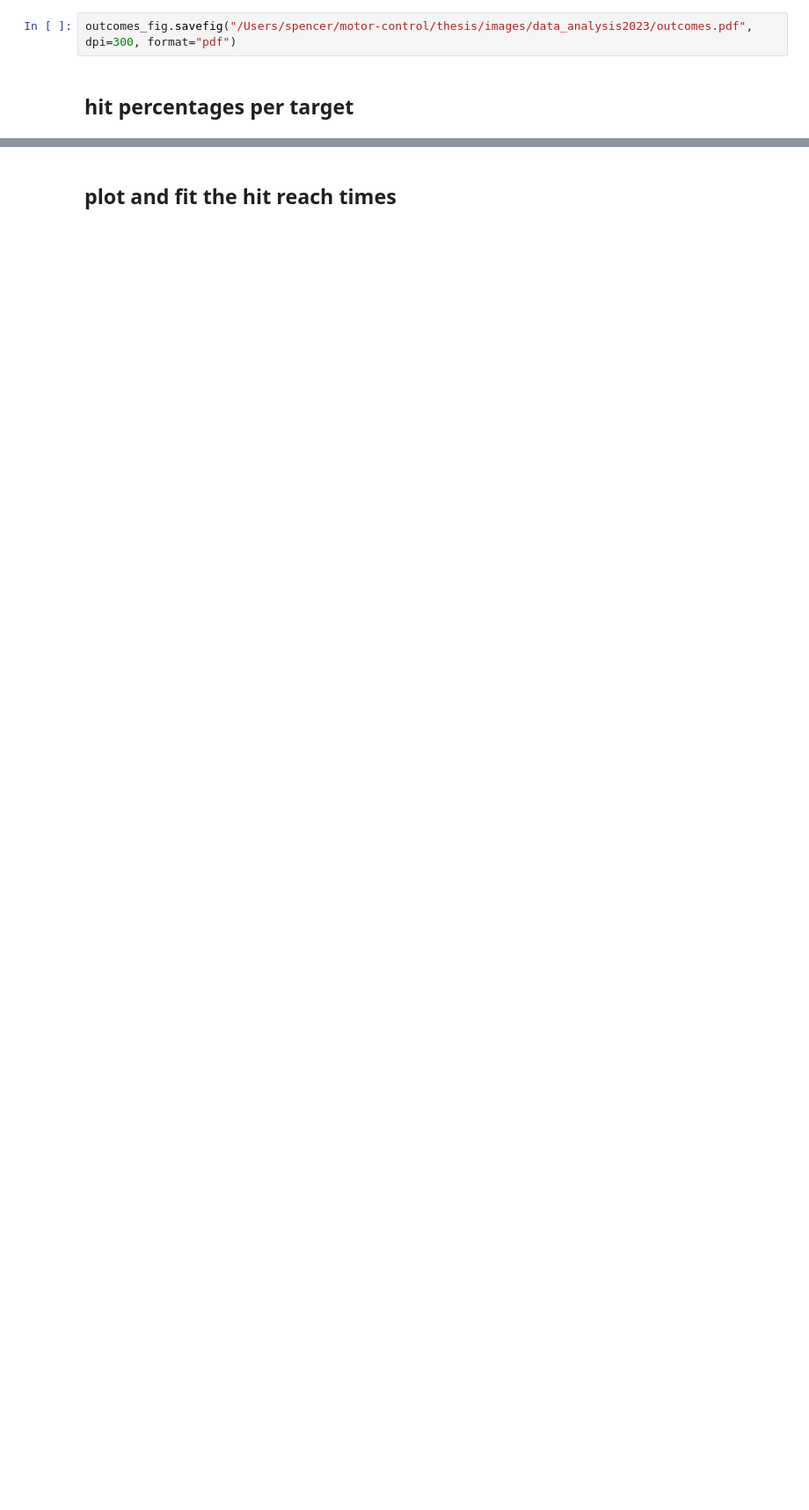
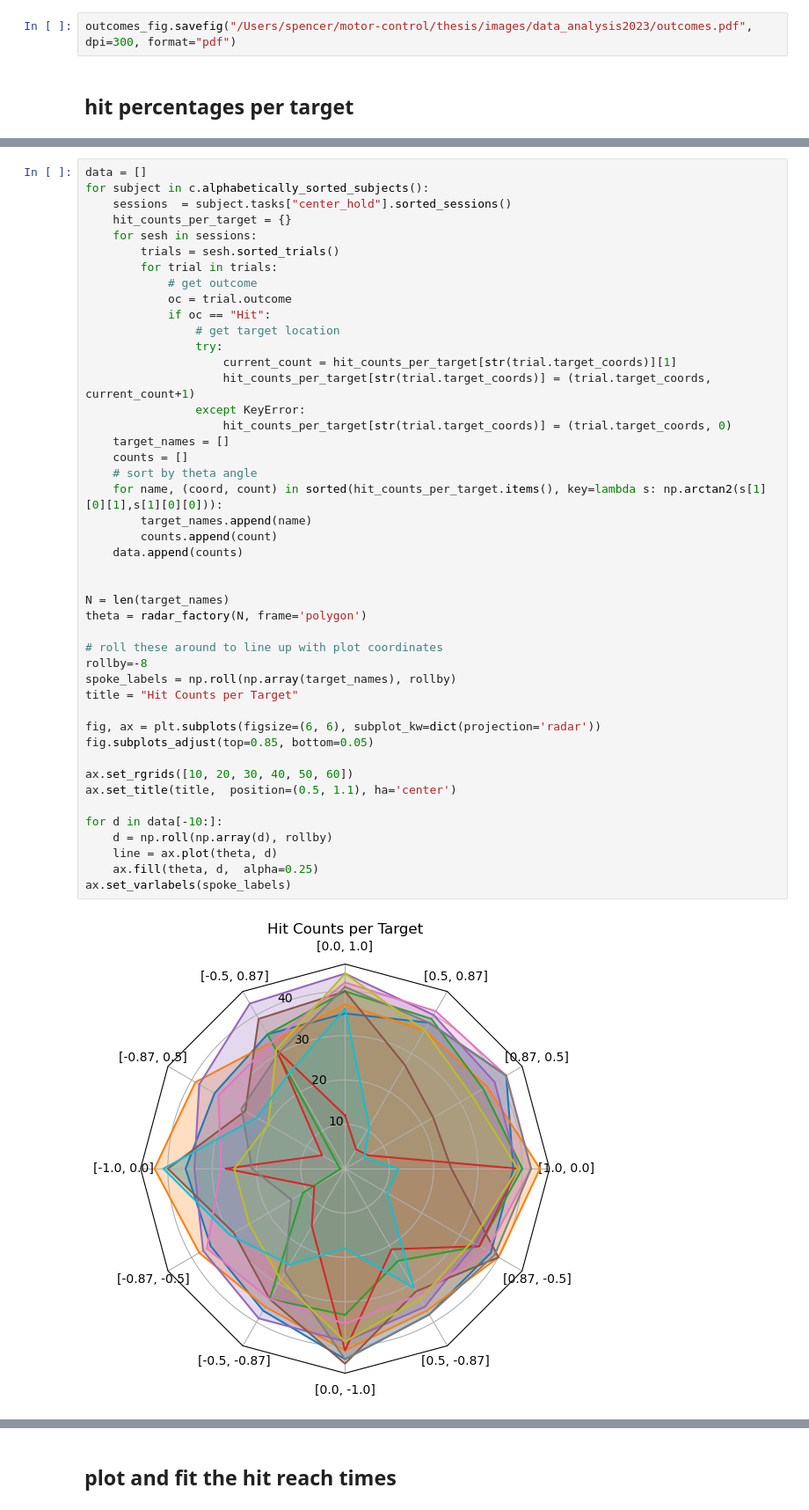
Before and after one commit to spewil/phd, a Jupyter notebook: analysis/notebooks/success_metrics.ipynb, the cells around one changed output, grey strips where cells are left out. Shown at 88% size. Cells and saved outputs as stored; diff of their text form; blank space fills up the shorter version.

```diff
--- a/analysis/notebooks/success_metrics.ipynb
+++ b/analysis/notebooks/success_metrics.ipynb
@@ -142,0 +220,47 @@ outcomes_fig.savefig("/Users/spencer/motor-control/thesis/images/data_analysis20
+# %%
+data = []
+for subject in c.alphabetically_sorted_subjects():
+    sessions  = subject.tasks["center_hold"].sorted_sessions()
+    hit_counts_per_target = {}
+    for sesh in sessions:
+        trials = sesh.sorted_trials()
+        for trial in trials:
+            # get outcome
+            oc = trial.outcome
+            if oc == "Hit":
+                # get target location
+                try:
+                    current_count = hit_counts_per_target[str(trial.target_coords)][1]
+                    hit_counts_per_target[str(trial.target_coords)] = (trial.target_coords, current_count+1)
+                except KeyError:
+                    hit_counts_per_target[str(trial.target_coords)] = (trial.target_coords, 0)
+    target_names = []
+    counts = []
+    # sort by theta angle
+    for name, (coord, count) in sorted(hit_counts_per_target.items(), key=lambda s: np.arctan2(s[1][0][1],s[1][0][0])):
+        target_names.append(name)
+        counts.append(count)
+    data.append(counts)
+
+
+N = len(target_names)
+theta = radar_factory(N, frame='polygon')
+
+# roll these around to line up with plot coordinates
+rollby=-8
+spoke_labels = np.roll(np.array(target_names), rollby)
+title = "Hit Counts per Target"
+
+fig, ax = plt.subplots(figsize=(6, 6), subplot_kw=dict(projection='radar'))
+fig.subplots_adjust(top=0.85, bottom=0.05)
+
+ax.set_rgrids([10, 20, 30, 40, 50, 60])
+ax.set_title(title,  position=(0.5, 1.1), ha='center')
+
+for d in data[-10:]:
+    d = np.roll(np.array(d), rollby)
+    line = ax.plot(theta, d)
+    ax.fill(theta, d,  alpha=0.25)
+ax.set_varlabels(spoke_labels)
+# %% [output]
+[figure, added]
```
Also changed, not shown: parts of 27 cells of this notebook, 3 other files.
